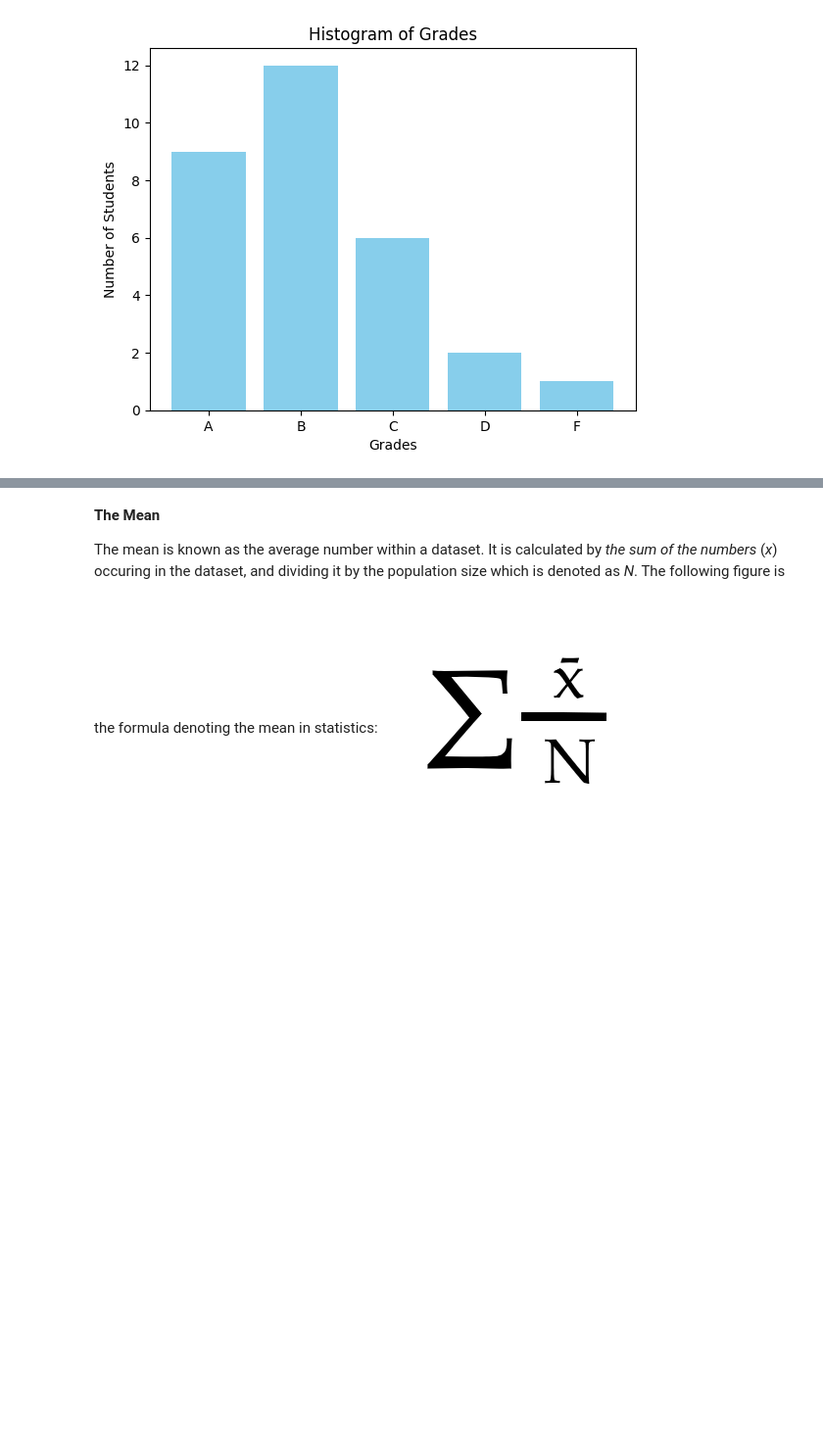
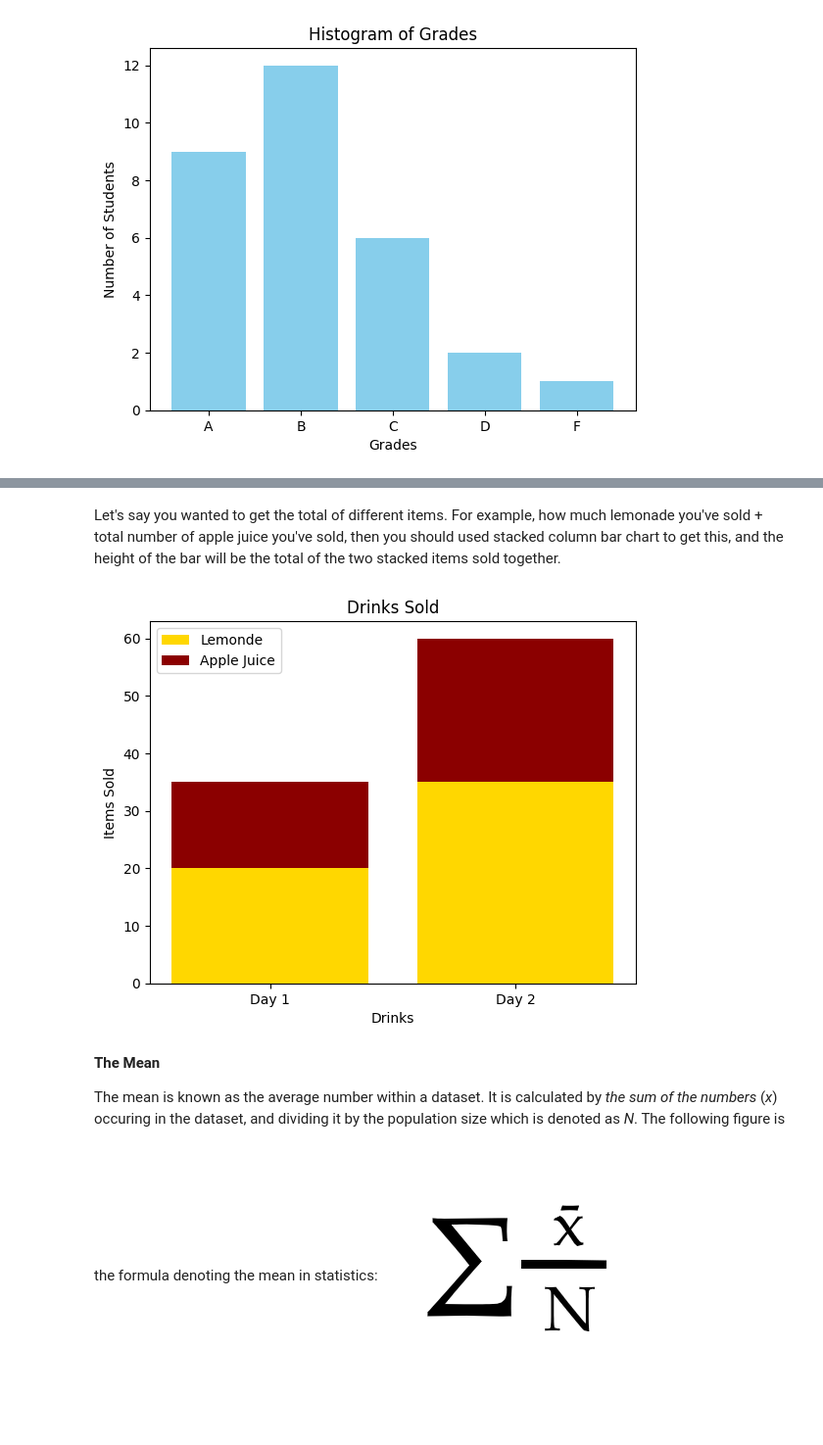
Before and after one commit to KingHikarii/Project-of-Statistical-Analysis, a Jupyter notebook: Project_of_Statistical_Analysis.ipynb, the cells around one changed output, grey strips where cells are left out. Shown at 98% size. Saved outputs shown, nothing was run; the diff lists cells and outputs as text; code cells hidden in the pictures; blank space fills up the shorter version.

```diff
--- a/Project_of_Statistical_Analysis.ipynb
+++ b/Project_of_Statistical_Analysis.ipynb
@@ -128,3 +218,39 @@ The central tendency is a value that will us the typical number within our data.
+# %% [markdown]
+Let's say you wanted to get the total of different items. For example, how much lemonade you've sold + total number of apple juice you've sold, then you should used stacked column bar chart to get this, and the height of the bar will be the total of the two stacked items sold together.
+# %%
+import matplotlib.pyplot as plt
+import numpy as np
+
+# Sample data
+groups = ['Day 1', 'Day 2']
+subgroup1_values = [20, 35]
+subgroup2_values = [15, 25]
+
+# Create the stacked bar chart
+fig, ax = plt.subplots()
+
+# Plot the first subgroup
+ax.bar(groups, subgroup1_values, label='Lemonde', color = 'gold')
+
+# Plot the second subgroup, stacked on top of the first
+ax.bar(groups, subgroup2_values, bottom=subgroup1_values, label='Apple Juice', color = 'darkred')
+
+# Add labels and title
+ax.set_xlabel('Drinks')
+ax.set_ylabel('Items Sold')
+ax.set_title('Drinks Sold')
+ax.legend()
+
+# Show the plot
+plt.show()
+
+# Add legend
+ax.legend()
+
+# Show the plot
+plt.show()
+# %% [output]
+[figure, added]
 # %% [markdown]
 **The Mean**
 
```
Also changed, not shown: parts of 10 cells of this notebook.
